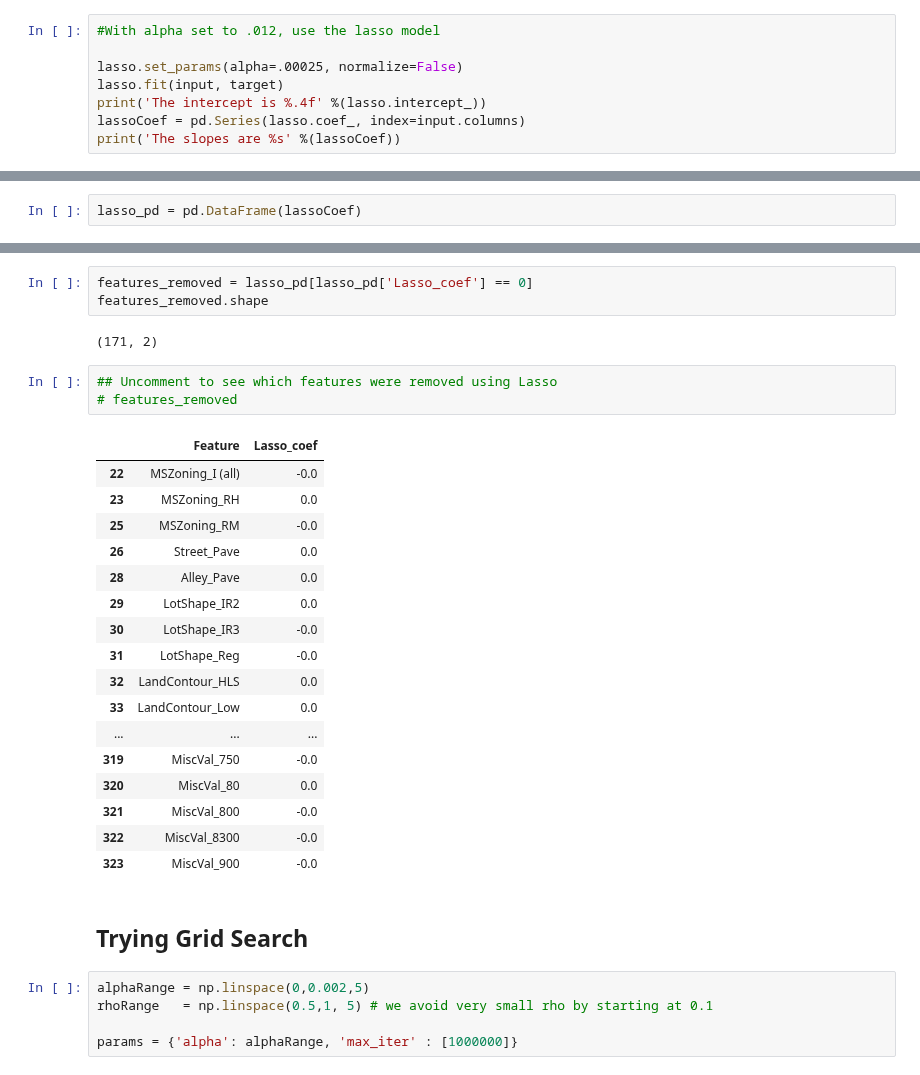
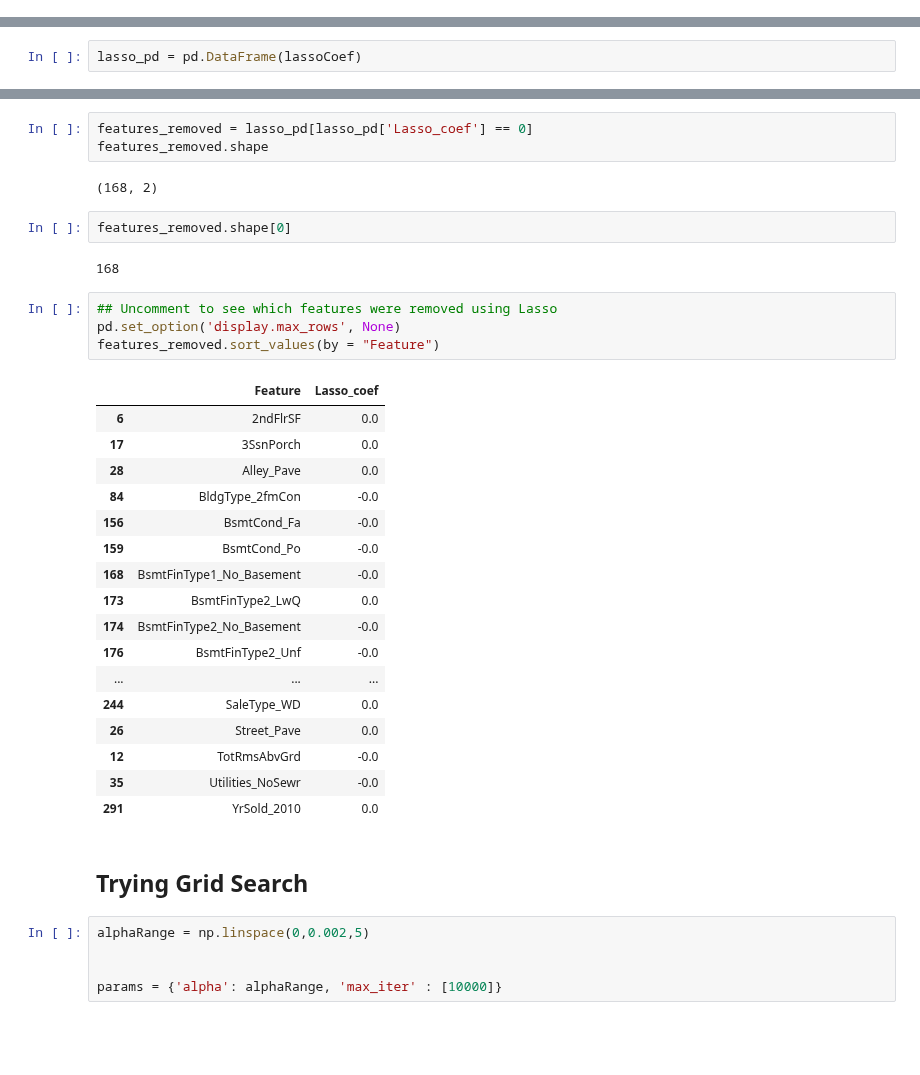
Before and after one commit to djhang99/housing_prices, a Jupyter notebook: Jack Copeland/Copeland_Project.ipynb, the cells around one changed output, grey strips where cells are left out. Cells and saved outputs as stored; diff of their text form; blank space fills up the shorter version.

```diff
--- a/Jack Copeland/Copeland_Project.ipynb
+++ b/Jack Copeland/Copeland_Project.ipynb
@@ -107,8 +97,0 @@ plt.legend(loc=4)
-# %%
-#With alpha set to .012, use the lasso model
-
-lasso.set_params(alpha=.00025, normalize=False)
-lasso.fit(input, target)
-print('The intercept is %.4f' %(lasso.intercept_))
-lassoCoef = pd.Series(lasso.coef_, index=input.columns)
-print('The slopes are %s' %(lassoCoef))
@@ -179,35 +114,40 @@ Testing =  0.9472853345662671
 features_removed = lasso_pd[lasso_pd['Lasso_coef'] == 0]
 features_removed.shape
 # %% [output]
-(171, 2)
+(168, 2)
+# %%
+features_removed.shape[0]
+# %% [output]
+168
 # %%
 ## Uncomment to see which features were removed using Lasso
-# features_removed
+pd.set_option('display.max_rows', None)
+features_removed.sort_values(by = "Feature")
 # %% [output]
 |  | Feature | Lasso_coef |
-| 22 | MSZoning_I (all) | -0.0 |
-| 23 | MSZoning_RH | 0.0 |
-| 25 | MSZoning_RM | -0.0 |
+| 6 | 2ndFlrSF | 0.0 |
+| 17 | 3SsnPorch | 0.0 |
+| 28 | Alley_Pave | 0.0 |
+| 84 | BldgType_2fmCon | -0.0 |
+| 156 | BsmtCond_Fa | -0.0 |
+| 159 | BsmtCond_Po | -0.0 |
+| 168 | BsmtFinType1_No_Basement | -0.0 |
+| 173 | BsmtFinType2_LwQ | 0.0 |
+| 174 | BsmtFinType2_No_Basement | -0.0 |
+| 176 | BsmtFinType2_Unf | -0.0 |
+| ... | ... | ... |
+| 244 | SaleType_WD | 0.0 |
 | 26 | Street_Pave | 0.0 |
-| 28 | Alley_Pave | 0.0 |
-| 29 | LotShape_IR2 | 0.0 |
-| 30 | LotShape_IR3 | -0.0 |
-| 31 | LotShape_Reg | -0.0 |
-| 32 | LandContour_HLS | 0.0 |
-| 33 | LandContour_Low | 0.0 |
-| ... | ... | ... |
-| 319 | MiscVal_750 | -0.0 |
-| 320 | MiscVal_80 | 0.0 |
-| 321 | MiscVal_800 | -0.0 |
-| 322 | MiscVal_8300 | -0.0 |
-| 323 | MiscVal_900 | -0.0 |
+| 12 | TotRmsAbvGrd | -0.0 |
+| 35 | Utilities_NoSewr | -0.0 |
+| 291 | YrSold_2010 | 0.0 |
 # %% [markdown]
 ## Trying Grid Search
 # %%
 alphaRange = np.linspace(0,0.002,5)
-rhoRange   = np.linspace(0.5,1, 5) # we avoid very small rho by starting at 0.1
 
-params = {'alpha': alphaRange, 'max_iter' : [1000000]}
+
+params = {'alpha': alphaRange, 'max_iter' : [10000]}
 # %%
 gs = GridSearchCV(lasso, params, scoring = 'r2')
 gs.fit(X_train, Y_train)
```
Also changed, not shown: parts of 11 cells of this notebook.
